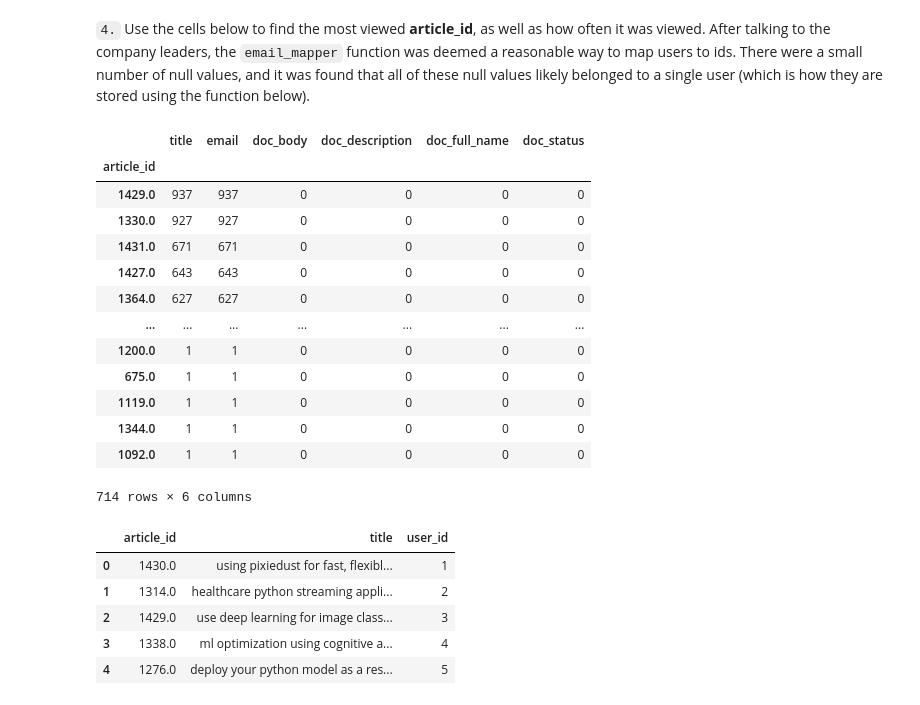
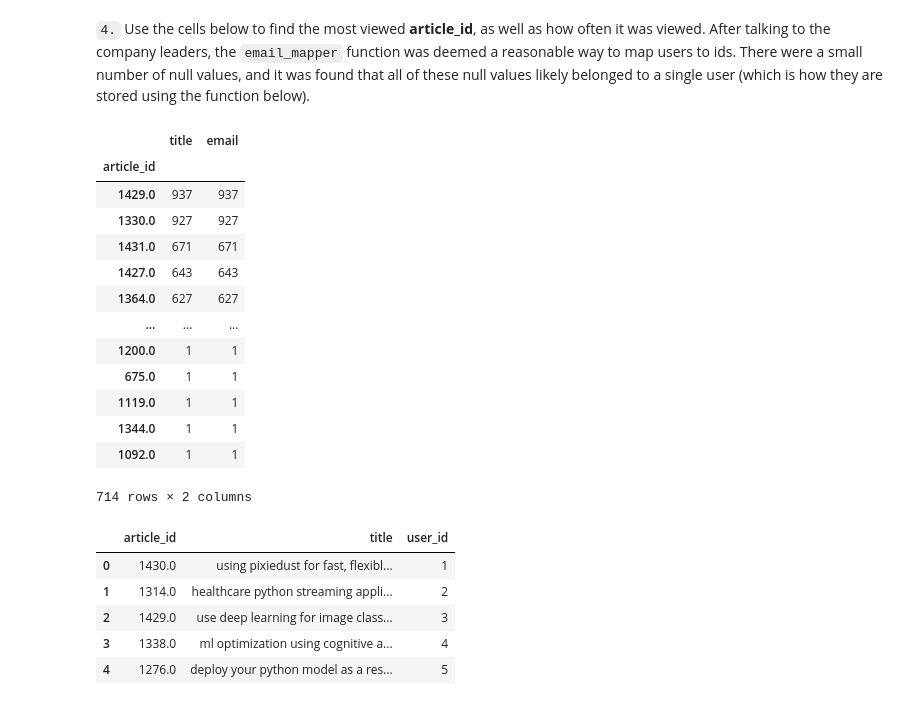
Before and after one commit to cerionXLII/RecommendationsWithIBM, a Jupyter notebook: src/Recommendations_with_IBM.ipynb, the cells around one changed output. Saved outputs shown, nothing was run; the diff lists cells and outputs as text; code cells hidden in the pictures.

```diff
--- a/src/Recommendations_with_IBM.ipynb
+++ b/src/Recommendations_with_IBM.ipynb
@@ -81,9 +81,8 @@ Data columns (total 5 columns):
 dtypes: int64(1), object(4)
 memory usage: 41.4+ KB
 # %%
-#Convert the article_id to int
-#df['article_id'] = df['article_id'].astype('int64')
-df['article_id'] = df['article_id'].astype('string')
+#Convert the article_id to string
+df['article_id'] = df['article_id'].astype(str)
 df.info()
 # %% [output]
 <class 'pandas.core.frame.DataFrame'>
@@ -268,22 +236,23 @@ user_article_interactions = 45993 # The number of user-article interactions
 # %% [markdown]
 `4.` Use the cells below to find the most viewed **article_id**, as well as how often it was viewed.  After talking to the company leaders, the `email_mapper` function was deemed a reasonable way to map users to ids.  There were a small number of null values, and it was found that all of these null values likely belonged to a single user (which is how they are stored using the function below).
 # %%
-df_all.groupby(['article_id']).count().sort_values('email', ascending=False)
+#df_all.groupby(['article_id']).count().sort_values('email', ascending=False)
+df.groupby(['article_id']).count().sort_values('email', ascending=False)
 # %% [output]
-|  | title | email | doc_body | doc_description | doc_full_name | doc_status |
-| article_id |  |  |  |  |  |  |
-| 1429.0 | 937 | 937 | 0 | 0 | 0 | 0 |
-| 1330.0 | 927 | 927 | 0 | 0 | 0 | 0 |
-| 1431.0 | 671 | 671 | 0 | 0 | 0 | 0 |
-| 1427.0 | 643 | 643 | 0 | 0 | 0 | 0 |
-| 1364.0 | 627 | 627 | 0 | 0 | 0 | 0 |
-| ... | ... | ... | ... | ... | ... | ... |
-| 1200.0 | 1 | 1 | 0 | 0 | 0 | 0 |
-| 675.0 | 1 | 1 | 0 | 0 | 0 | 0 |
-| 1119.0 | 1 | 1 | 0 | 0 | 0 | 0 |
-| 1344.0 | 1 | 1 | 0 | 0 | 0 | 0 |
-| 1092.0 | 1 | 1 | 0 | 0 | 0 | 0 |
+|  | title | email |
+| article_id |  |  |
+| 1429.0 | 937 | 937 |
+| 1330.0 | 927 | 927 |
+| 1431.0 | 671 | 671 |
+| 1427.0 | 643 | 643 |
+| 1364.0 | 627 | 627 |
+| ... | ... | ... |
+| 1200.0 | 1 | 1 |
+| 675.0 | 1 | 1 |
+| 1119.0 | 1 | 1 |
+| 1344.0 | 1 | 1 |
+| 1092.0 | 1 | 1 |
-714 rows × 6 columns
+714 rows × 2 columns
 # %%
 most_viewed_article_id = '1429.0' # The most viewed article in the dataset as a string with one value following the decimal
 max_views = 937 # The most viewed article in the dataset was viewed how many times?
```
Also changed, not shown: parts of 6 cells of this notebook, 1 other file.
